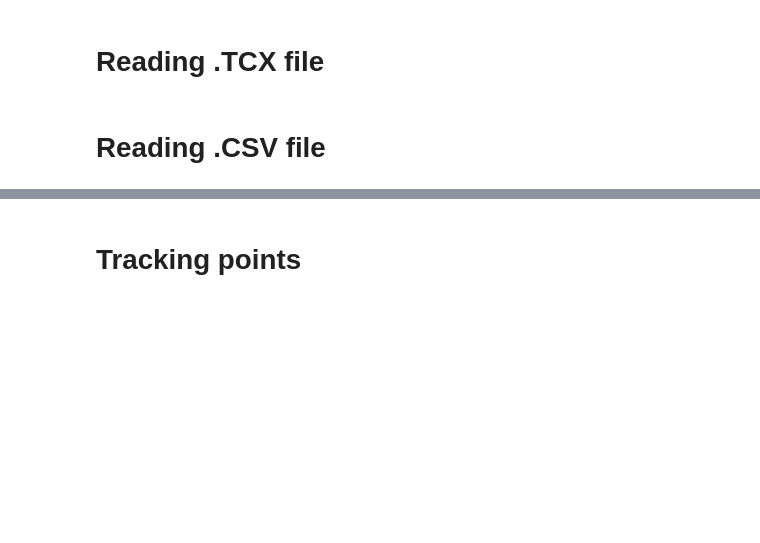
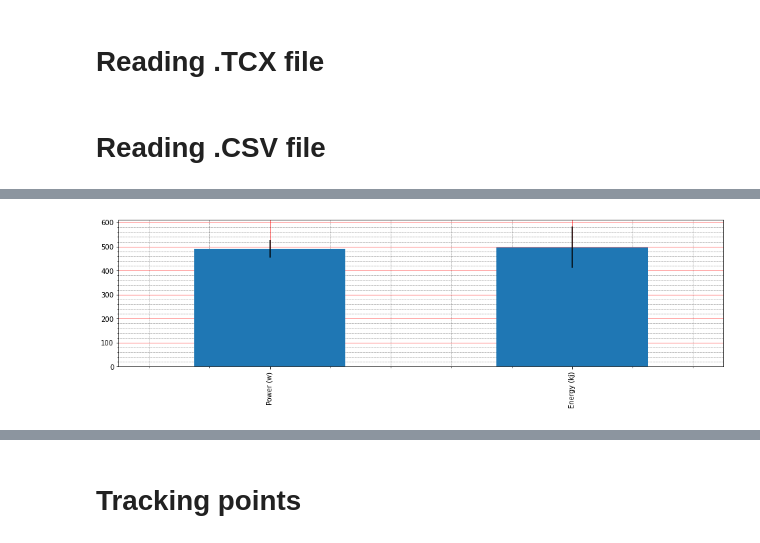
Before and after one commit to albertoivo/garmin-parser, a Jupyter notebook: GarminCyclingReport.ipynb, the cells around one changed output, grey strips where cells are left out. Cells and saved outputs as stored; diff of their text form; code cells hidden in the pictures; blank space fills up the shorter version.

```diff
--- a/GarminCyclingReport.ipynb
+++ b/GarminCyclingReport.ipynb
@@ -51,0 +54,4 @@ mean_graph(csv[['Avg HR', 'Max HR', 'Elev Gain', 'Elev Loss', 'Max Speed', 'Calo
+# %%
+graph.mean(csv[['Power (w)', 'Energy (kj)']])
+# %% [output]
+[figure, added]
```
Also changed, not shown: parts of 30 cells of this notebook, 11 other files.
